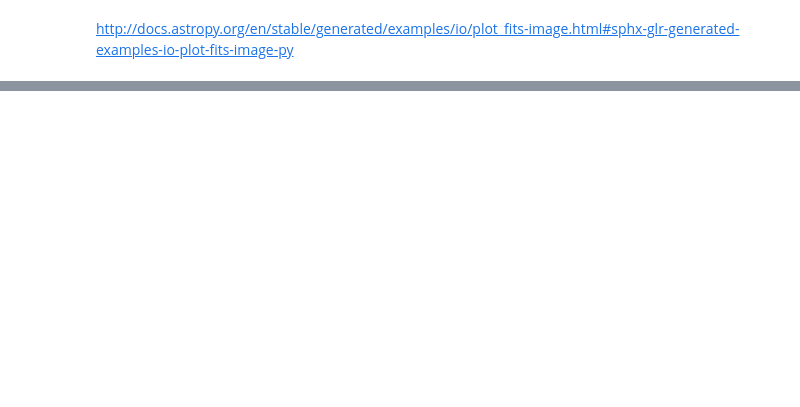
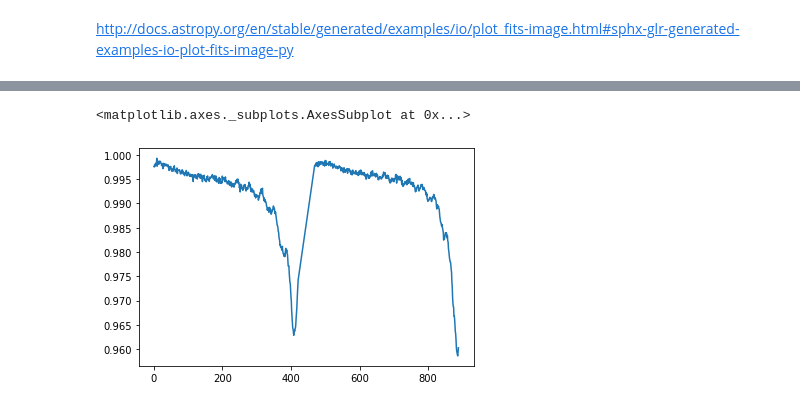
Before and after one commit to glennkroegel/pytorch-starlightcurves, a Jupyter notebook: tess_analysis.ipynb, the cells around one changed output, grey strips where cells are left out. Drawn from its saved outputs; the diff is of its cells as text; code cells hidden in the pictures; blank space fills up the shorter version.

```diff
--- a/tess_analysis.ipynb
+++ b/tess_analysis.ipynb
@@ -48,0 +37,5 @@ len(normalized)
+# %%
+sns.lineplot(x=np.arange(len(y_test)), y=y_test)
+# %% [output]
+<matplotlib.axes._subplots.AxesSubplot at 0x...>
+[figure, added]
```
Also changed, not shown: parts of 18 cells of this notebook, 4 other files.
